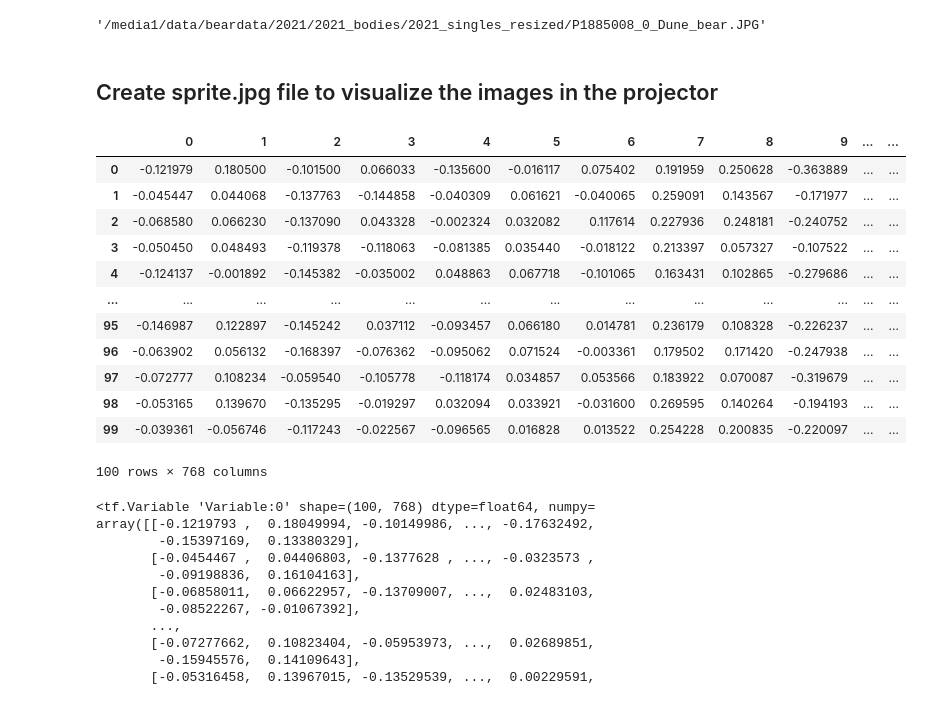
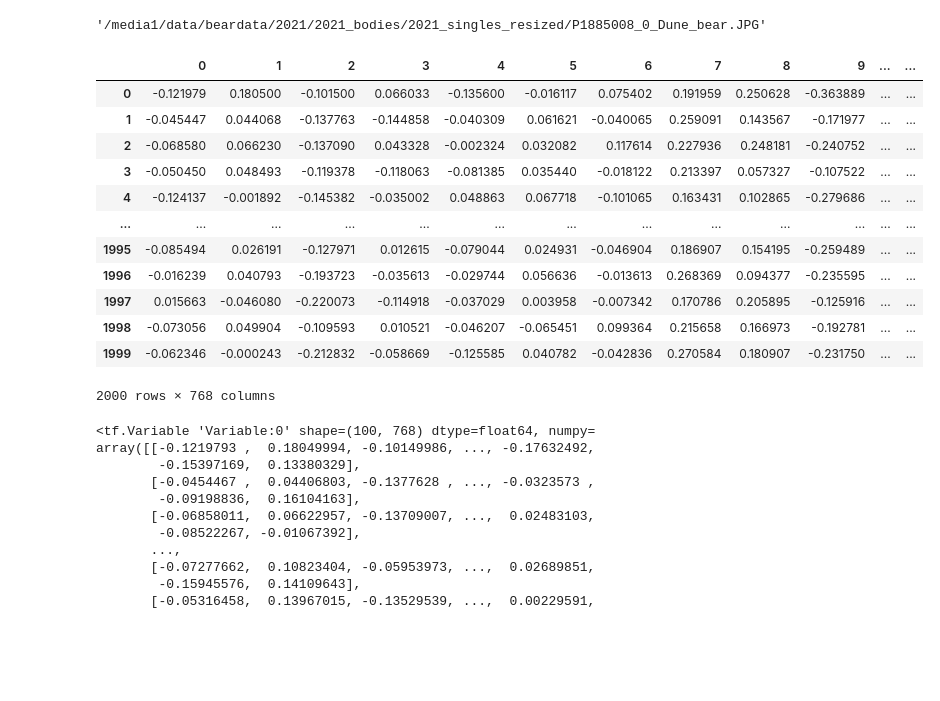
Before and after one commit to claireFriedrich/BearBackgroundsAndBehavior, a Jupyter notebook: projector.ipynb, the cells around one changed output. Drawn from its saved outputs; the diff is of its cells as text; code cells hidden in the pictures; blank space fills up the shorter version.

```diff
--- a/projector.ipynb
+++ b/projector.ipynb
@@ -30,8 +36,6 @@ filenames = [os.path.join(data_path, os.listdir(data_path)[i]) for i in range(le
 filenames[0]
 # %% [output]
 '/media1/data/beardata/2021/2021_bodies/2021_singles_resized/P1885008_0_Dune_bear.JPG'
-# %% [markdown]
-## Create sprite.jpg file to visualize the images in the projector
 # %%
 images = [PIL.Image.open(filename) for filename in filenames]
 
@@ -50,22 +54,22 @@ for count, image in enumerate(images):
     spriteimage.paste(image,(w_loc,h_loc))
 spriteimage.convert("RGB").save('sprite.jpg', transparency=0)
 # %%
-data = pd.read_csv('vis/embeddings_short2.tsv',sep='\t', header=None)
+data = pd.read_csv('embeddings_2000.tsv',sep='\t', header=None)
 data
 # %% [output]
 |  | 0 | 1 | 2 | 3 | 4 | 5 | 6 | 7 | 8 | 9 | ... | ... |
 | 0 | -0.121979 | 0.180500 | -0.101500 | 0.066033 | -0.135600 | -0.016117 | 0.075402 | 0.191959 | 0.250628 | -0.363889 | ... | ... |
 | 1 | -0.045447 | 0.044068 | -0.137763 | -0.144858 | -0.040309 | 0.061621 | -0.040065 | 0.259091 | 0.143567 | -0.171977 | ... | ... |
 | 2 | -0.068580 | 0.066230 | -0.137090 | 0.043328 | -0.002324 | 0.032082 | 0.117614 | 0.227936 | 0.248181 | -0.240752 | ... | ... |
 | 3 | -0.050450 | 0.048493 | -0.119378 | -0.118063 | -0.081385 | 0.035440 | -0.018122 | 0.213397 | 0.057327 | -0.107522 | ... | ... |
 | 4 | -0.124137 | -0.001892 | -0.145382 | -0.035002 | 0.048863 | 0.067718 | -0.101065 | 0.163431 | 0.102865 | -0.279686 | ... | ... |
 | ... | ... | ... | ... | ... | ... | ... | ... | ... | ... | ... | ... | ... |
-| 95 | -0.146987 | 0.122897 | -0.145242 | 0.037112 | -0.093457 | 0.066180 | 0.014781 | 0.236179 | 0.108328 | -0.226237 | ... | ... |
-| 96 | -0.063902 | 0.056132 | -0.168397 | -0.076362 | -0.095062 | 0.071524 | -0.003361 | 0.179502 | 0.171420 | -0.247938 | ... | ... |
-| 97 | -0.072777 | 0.108234 | -0.059540 | -0.105778 | -0.118174 | 0.034857 | 0.053566 | 0.183922 | 0.070087 | -0.319679 | ... | ... |
-| 98 | -0.053165 | 0.139670 | -0.135295 | -0.019297 | 0.032094 | 0.033921 | -0.031600 | 0.269595 | 0.140264 | -0.194193 | ... | ... |
-| 99 | -0.039361 | -0.056746 | -0.117243 | -0.022567 | -0.096565 | 0.016828 | 0.013522 | 0.254228 | 0.200835 | -0.220097 | ... | ... |
+| 1995 | -0.085494 | 0.026191 | -0.127971 | 0.012615 | -0.079044 | 0.024931 | -0.046904 | 0.186907 | 0.154195 | -0.259489 | ... | ... |
+| 1996 | -0.016239 | 0.040793 | -0.193723 | -0.035613 | -0.029744 | 0.056636 | -0.013613 | 0.268369 | 0.094377 | -0.235595 | ... | ... |
+| 1997 | 0.015663 | -0.046080 | -0.220073 | -0.114918 | -0.037029 | 0.003958 | -0.007342 | 0.170786 | 0.205895 | -0.125916 | ... | ... |
+| 1998 | -0.073056 | 0.049904 | -0.109593 | 0.010521 | -0.046207 | -0.065451 | 0.099364 | 0.215658 | 0.166973 | -0.192781 | ... | ... |
+| 1999 | -0.062346 | -0.000243 | -0.212832 | -0.058669 | -0.125585 | 0.040782 | -0.042836 | 0.270584 | 0.180907 | -0.231750 | ... | ... |
-100 rows × 768 columns
+2000 rows × 768 columns
 # %%
 features = tf.Variable(data)
 features
```
Also changed, not shown: parts of 2 cells of this notebook, 2 other files.
